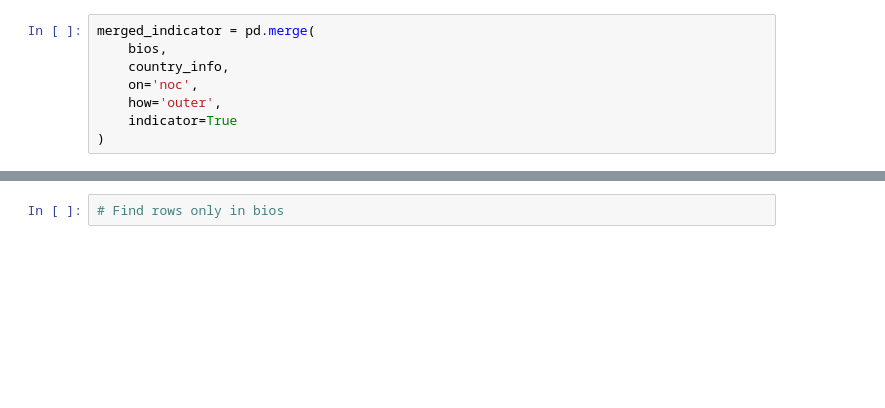
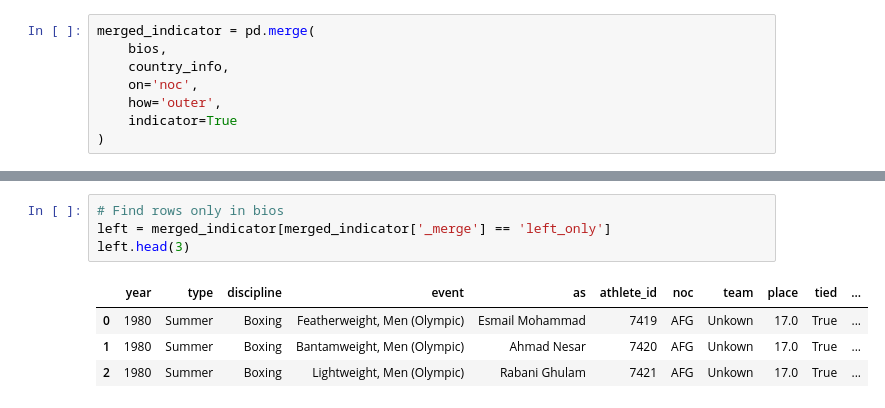
Before and after one commit to theaditya24/COMPLETE-PYTHON-FOR-DATA-ANALYTICS, a Jupyter notebook: Pandas Revision.ipynb, the cells around one changed output, grey strips where cells are left out. Drawn from its saved outputs; the diff is of its cells as text; blank space fills up the shorter version.

```diff
--- a/Pandas Revision.ipynb
+++ b/Pandas Revision.ipynb
@@ -886,3 +886,10 @@ matched.head(3)
 | 87526 | 1920 | Summer | Tennis | Singles, Men (Olympic) | Jean-François Blanchy | 1 | FRA | Unkown | 32.0 | True | ... |
 # %%
 # Find rows only in bios
+left = merged_indicator[merged_indicator['_merge'] == 'left_only']
+left.head(3)
+# %% [output]
+|  | year | type | discipline | event | as | athlete_id | noc | team | place | tied | ... |
+| 0 | 1980 | Summer | Boxing | Featherweight, Men (Olympic) | Esmail Mohammad | 7419 | AFG | Unkown | 17.0 | True | ... |
+| 1 | 1980 | Summer | Boxing | Bantamweight, Men (Olympic) | Ahmad Nesar | 7420 | AFG | Unkown | 17.0 | True | ... |
+| 2 | 1980 | Summer | Boxing | Lightweight, Men (Olympic) | Rabani Ghulam | 7421 | AFG | Unkown | 17.0 | True | ... |
```
Also changed, not shown: parts of 16 cells of this notebook.
